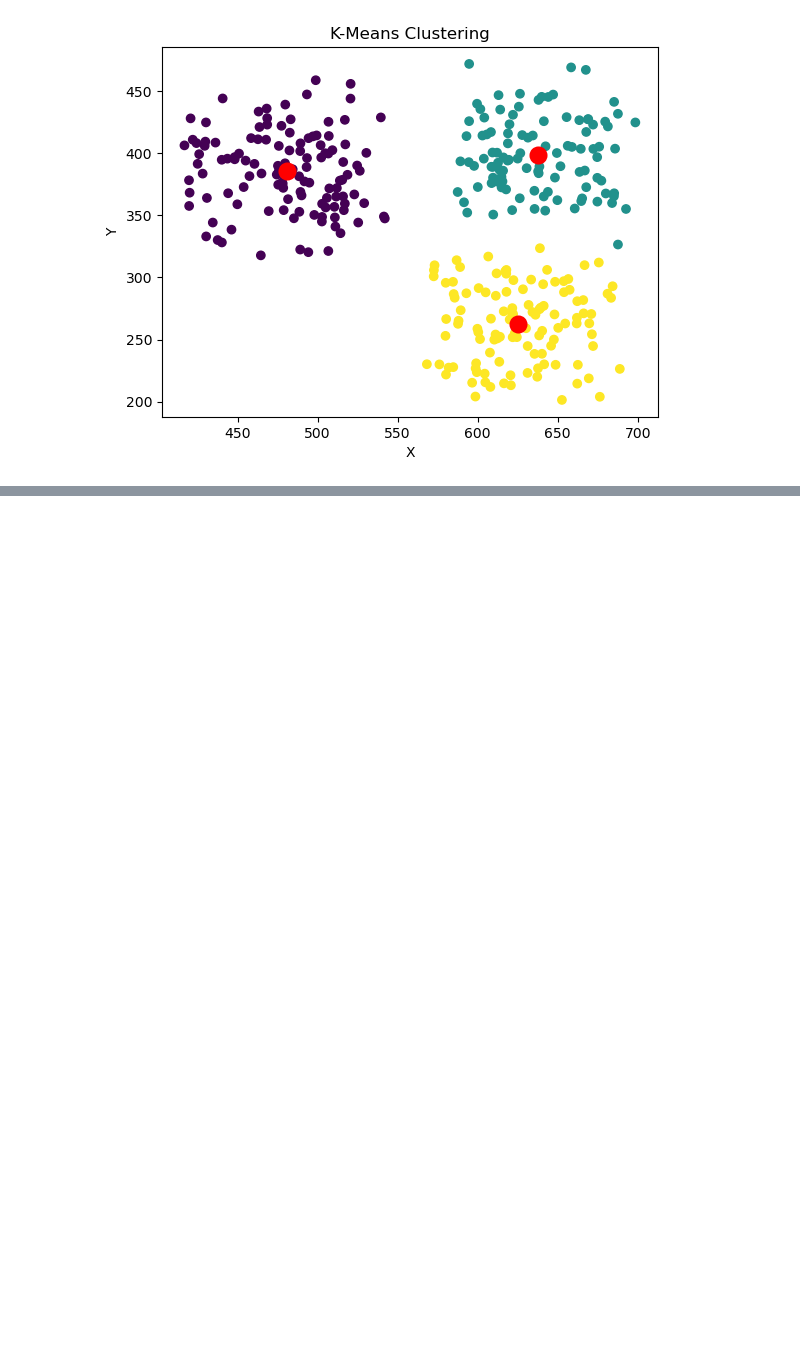
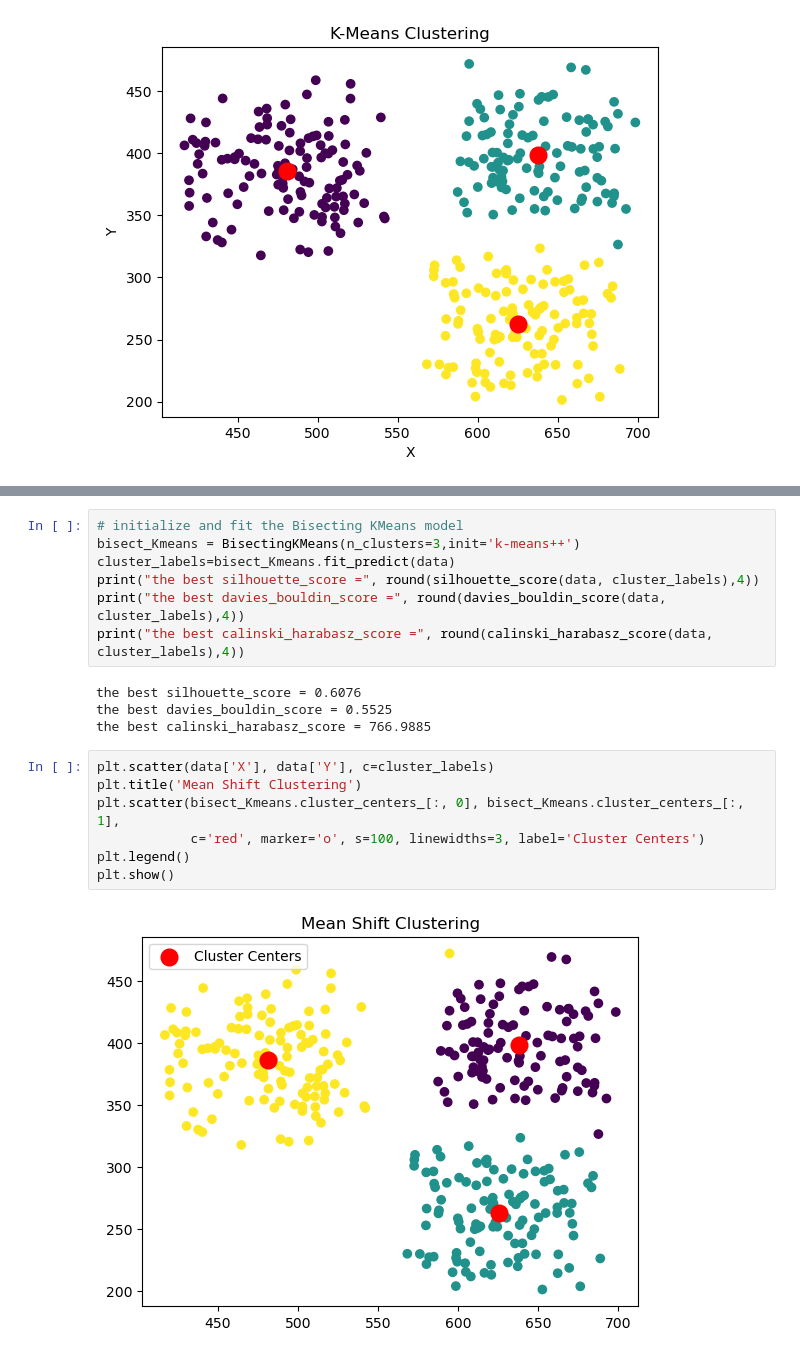
Before and after one commit to AIdjis/Clustering, a Jupyter notebook: notebooks/K-means.ipynb, the cells around one changed output, grey strips where cells are left out. Saved outputs shown, nothing was run; the diff lists cells and outputs as text; blank space fills up the shorter version.

Commit message:
✅ Add the Bisecting K-means algorithm.

```diff
--- a/notebooks/K-means.ipynb
+++ b/notebooks/K-means.ipynb
@@ -125,0 +129,20 @@ plt.show()
+# %%
+# initialize and fit the Bisecting KMeans model
+bisect_Kmeans = BisectingKMeans(n_clusters=3,init='k-means++')
+cluster_labels=bisect_Kmeans.fit_predict(data)
+print("the best silhouette_score =", round(silhouette_score(data, cluster_labels),4))
+print("the best davies_bouldin_score =", round(davies_bouldin_score(data, cluster_labels),4))
+print("the best calinski_harabasz_score =", round(calinski_harabasz_score(data, cluster_labels),4))
+# %% [output]
+the best silhouette_score = 0.6076
+the best davies_bouldin_score = 0.5525
+the best calinski_harabasz_score = 766.9885
+# %%
+plt.scatter(data['X'], data['Y'], c=cluster_labels)
+plt.title('Mean Shift Clustering')
+plt.scatter(bisect_Kmeans.cluster_centers_[:, 0], bisect_Kmeans.cluster_centers_[:, 1],
+            c='red', marker='o', s=100, linewidths=3, label='Cluster Centers')
+plt.legend()
+plt.show()
+# %% [output]
+[figure, added]
```
Also changed, not shown: parts of 2 cells of this notebook.
